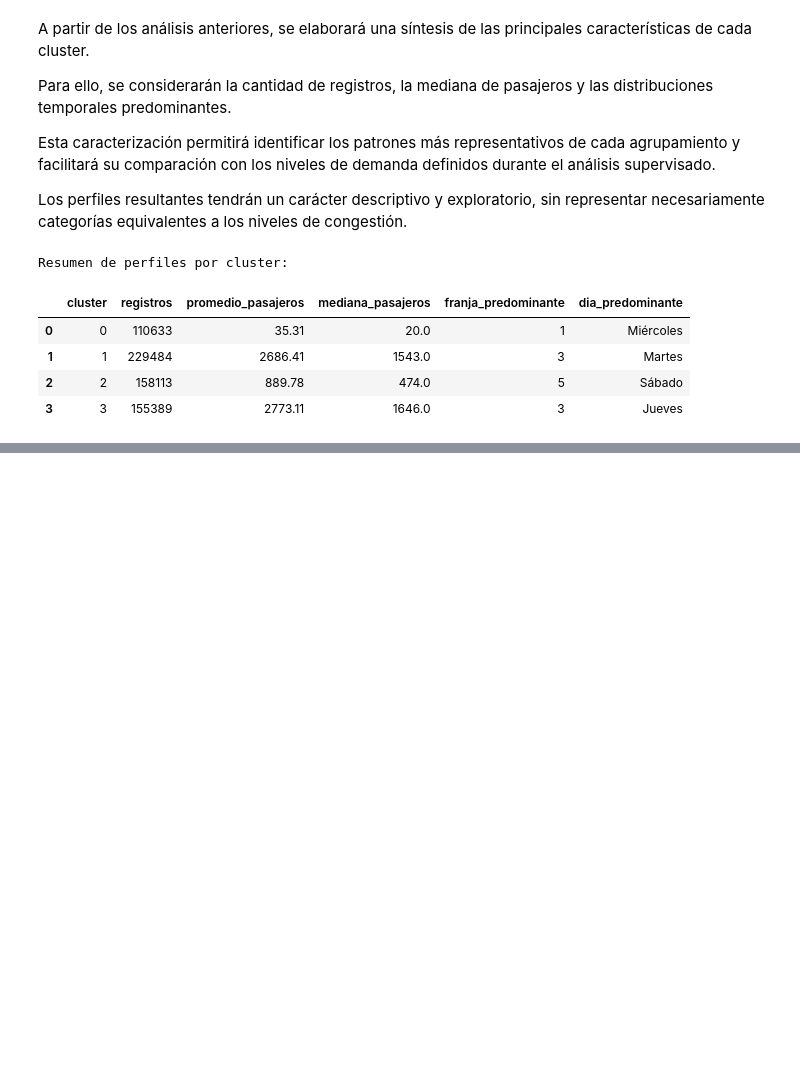
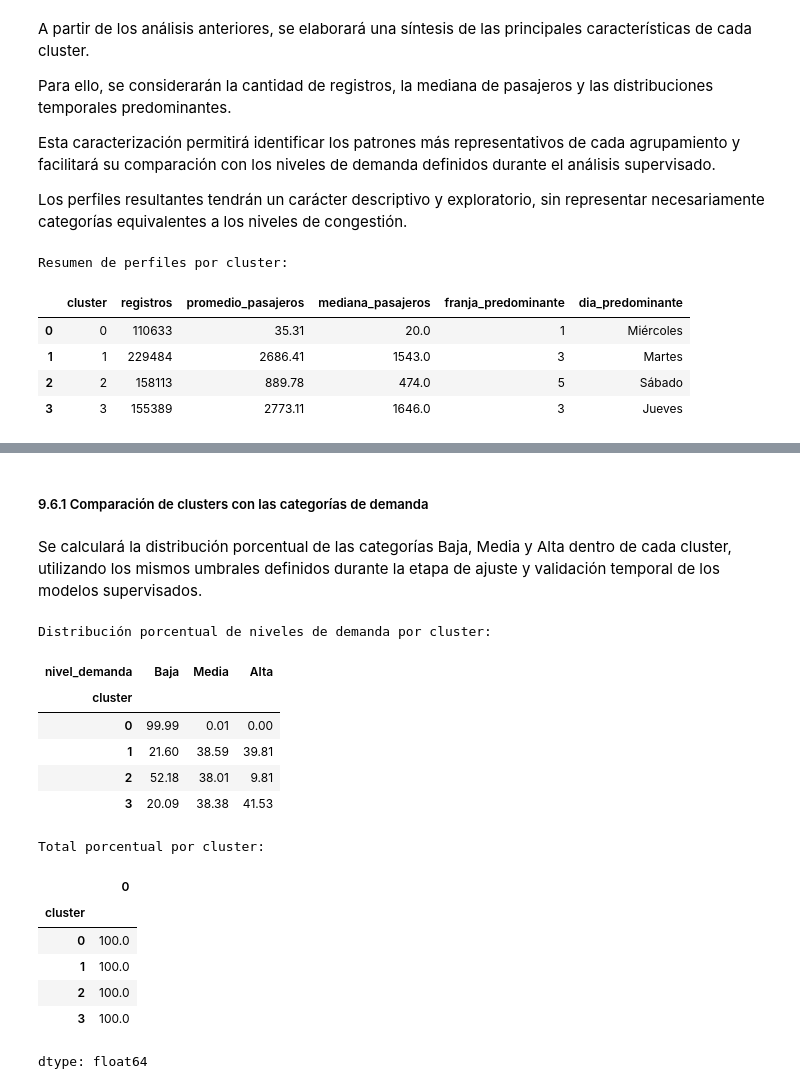
Before and after one commit to ChronosXV/Metodologia_grupo2, a Jupyter notebook: Metodologia_1_Grupo_2_Modelado_ML.ipynb, the cells around one changed output, grey strips where cells are left out. Saved outputs shown, nothing was run; the diff lists cells and outputs as text; code cells hidden in the pictures; blank space fills up the shorter version.

Commit message:
Punto 9 completar comparacion de clusters y conclusiones de kmeans

```diff
--- a/Metodologia_1_Grupo_2_Modelado_ML.ipynb
+++ b/Metodologia_1_Grupo_2_Modelado_ML.ipynb
@@ -2770,0 +2783,47 @@ Resumen de perfiles por cluster:
+# %% [markdown]
+##### 9.6.1 Comparación de clusters con las categorías de demanda
+# %% [markdown]
+Se calculará la distribución porcentual de las categorías Baja, Media y Alta dentro de cada cluster, utilizando los mismos umbrales definidos durante la etapa de ajuste y validación temporal de los modelos supervisados.
+# %%
+# Crear una copia para comparar clusters y niveles de demanda
+df_comparacion_clusters = df_clusters.copy()
+
+# Aplicar los umbrales definidos en el Punto 8
+# Estos umbrales se calcularon con datos de 2017-2019
+df_comparacion_clusters["nivel_demanda"] = pd.cut(
+    df_comparacion_clusters["pax_total"],
+    bins=[-np.inf, umbral_bajo_ajuste, umbral_alto_ajuste, np.inf],
+    labels=["Baja", "Media", "Alta"],
+    right=True
+)
+
+# Calcular la distribución porcentual por cluster
+tabla_demanda_clusters = pd.crosstab(
+    df_comparacion_clusters["cluster"],
+    df_comparacion_clusters["nivel_demanda"],
+    normalize="index"
+) * 100
+
+# Mostrar la tabla de resultados
+print("Distribución porcentual de niveles de demanda por cluster:")
+display(tabla_demanda_clusters.round(2))
+
+# Verificar que cada cluster sume aproximadamente 100 %
+print("\nTotal porcentual por cluster:")
+display(tabla_demanda_clusters.sum(axis=1).round(2))
+# %% [output]
+Distribución porcentual de niveles de demanda por cluster:
+| nivel_demanda | Baja | Media | Alta |
+| cluster |  |  |  |
+| 0 | 99.99 | 0.01 | 0.00 |
+| 1 | 21.60 | 38.59 | 39.81 |
+| 2 | 52.18 | 38.01 | 9.81 |
+| 3 | 20.09 | 38.38 | 41.53 |
+Total porcentual por cluster:
+|  | 0 |
+| cluster |  |
+| 0 | 100.0 |
+| 1 | 100.0 |
+| 2 | 100.0 |
+| 3 | 100.0 |
+dtype: float64
```
Also changed, not shown: parts of 5 cells of this notebook.
